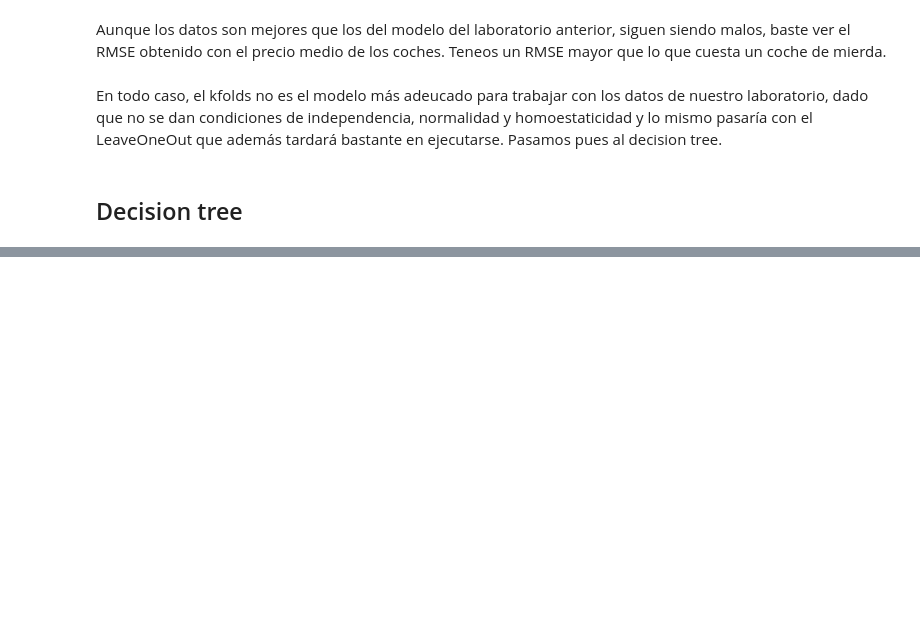
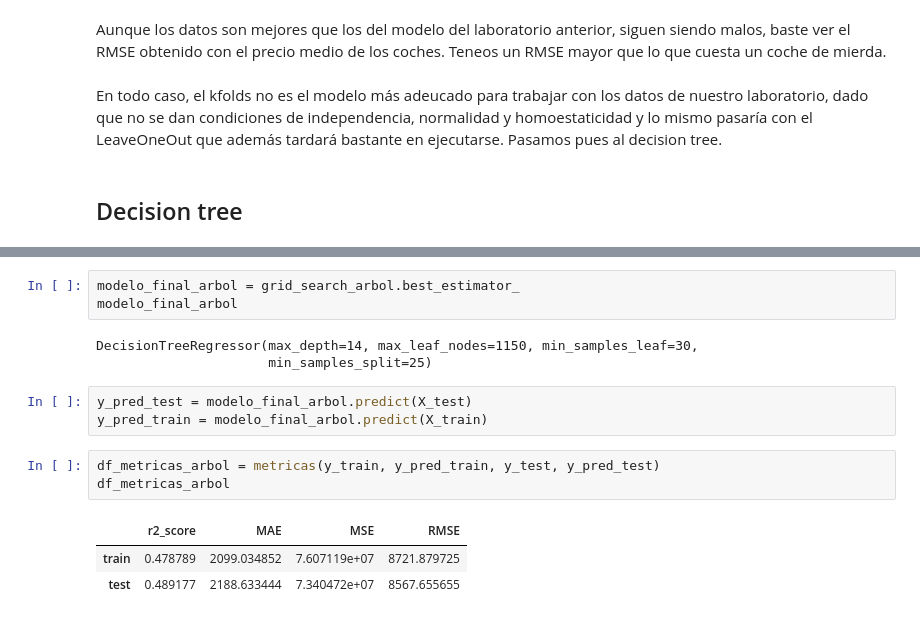
Before and after one commit to Rcm89/laboratorio-modulo7-leccion01-eda-nulos, a Jupyter notebook: laboratorio-modulo8-leccion02.ipynb, the cells around one changed output, grey strips where cells are left out. Saved outputs shown, nothing was run; the diff lists cells and outputs as text; blank space fills up the shorter version.

```diff
--- a/laboratorio-modulo8-leccion02.ipynb
+++ b/laboratorio-modulo8-leccion02.ipynb
@@ -260,0 +304,16 @@ En todo caso, el kfolds no es el modelo más adeucado para trabajar con los dato
+# %%
+modelo_final_arbol = grid_search_arbol.best_estimator_
+modelo_final_arbol
+# %% [output]
+DecisionTreeRegressor(max_depth=14, max_leaf_nodes=1150, min_samples_leaf=30,
+                      min_samples_split=25)
+# %%
+y_pred_test = modelo_final_arbol.predict(X_test)
+y_pred_train = modelo_final_arbol.predict(X_train)
+# %%
+df_metricas_arbol = metricas(y_train, y_pred_train, y_test, y_pred_test)
+df_metricas_arbol
+# %% [output]
+|  | r2_score | MAE | MSE | RMSE |
+| train | 0.478789 | 2099.034852 | 7.607119e+07 | 8721.879725 |
+| test | 0.489177 | 2188.633444 | 7.340472e+07 | 8567.655655 |
```
Also changed, not shown: parts of 8 cells of this notebook.
